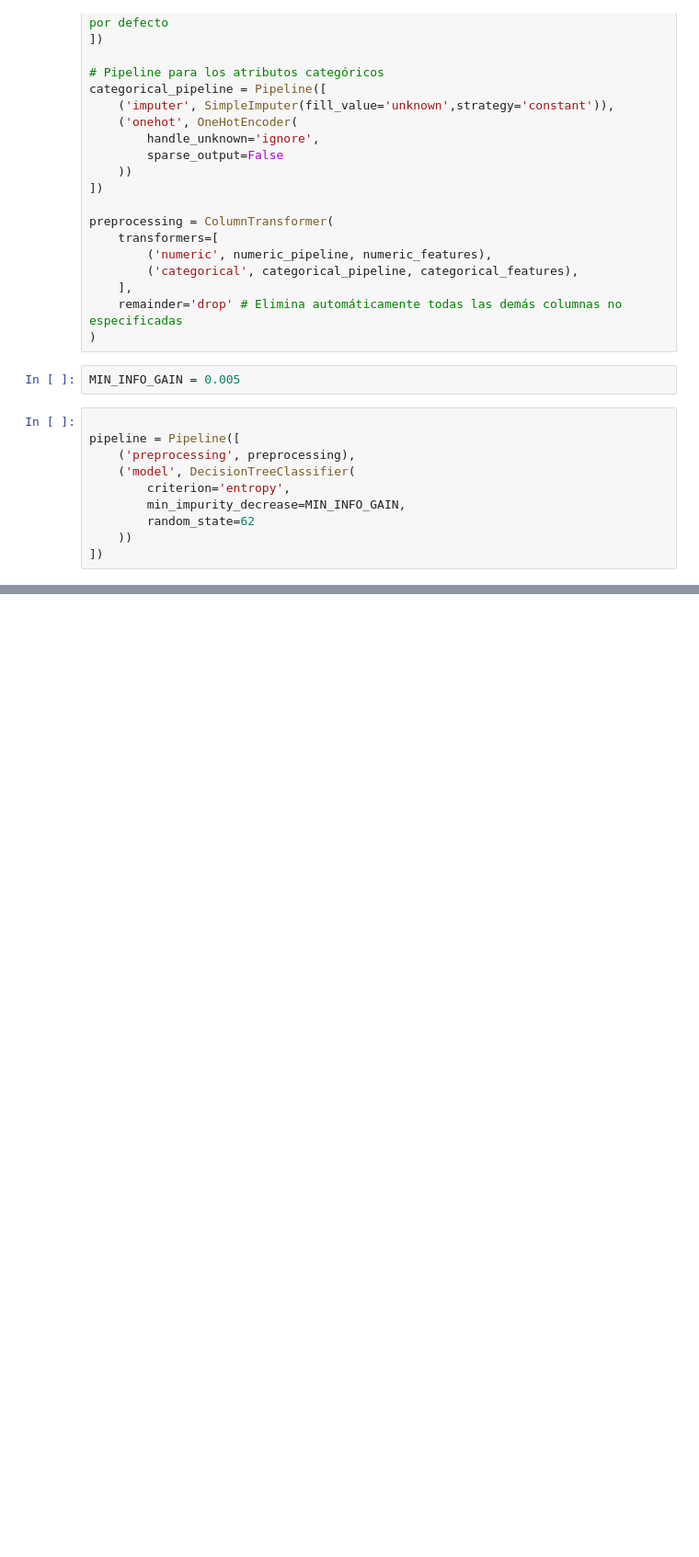
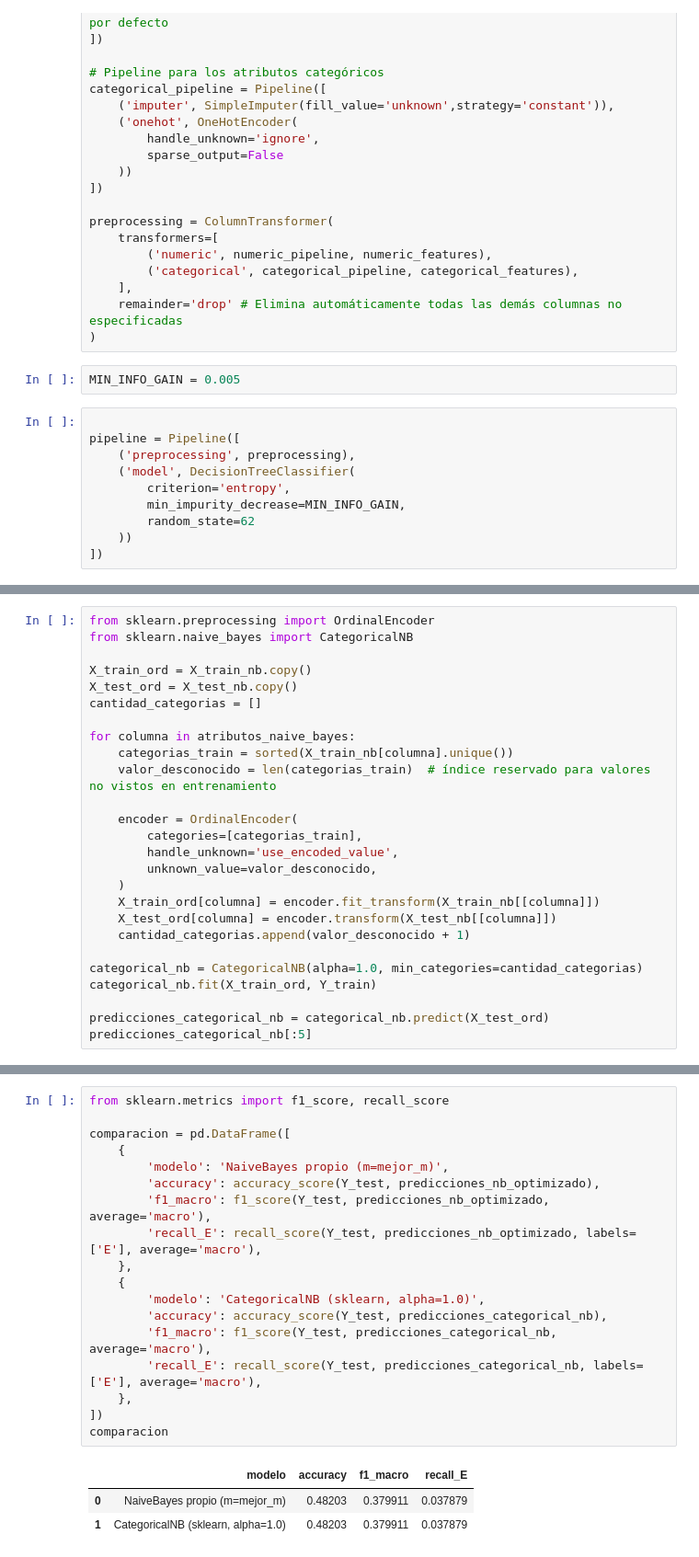
Before and after one commit to lugonca20/aprendaut_labs, a Jupyter notebook: tarea1/prueba_pipeline.ipynb, the cells around one changed output, grey strips where cells are left out. Shown at 92% size. Drawn from its saved outputs; the diff is of its cells as text; blank space fills up the shorter version.

```diff
--- a/tarea1/prueba_pipeline.ipynb
+++ b/tarea1/prueba_pipeline.ipynb
@@ -275,0 +539,26 @@ pipeline = Pipeline([
+# %%
+from sklearn.preprocessing import OrdinalEncoder
+from sklearn.naive_bayes import CategoricalNB
+
+X_train_ord = X_train_nb.copy()
+X_test_ord = X_test_nb.copy()
+cantidad_categorias = []
+
+for columna in atributos_naive_bayes:
+    categorias_train = sorted(X_train_nb[columna].unique())
+    valor_desconocido = len(categorias_train)  # índice reservado para valores no vistos en entrenamiento
+
+    encoder = OrdinalEncoder(
+        categories=[categorias_train],
+        handle_unknown='use_encoded_value',
+        unknown_value=valor_desconocido,
+    )
+    X_train_ord[columna] = encoder.fit_transform(X_train_nb[[columna]])
+    X_test_ord[columna] = encoder.transform(X_test_nb[[columna]])
+    cantidad_categorias.append(valor_desconocido + 1)
+
+categorical_nb = CategoricalNB(alpha=1.0, min_categories=cantidad_categorias)
+categorical_nb.fit(X_train_ord, Y_train)
+
+predicciones_categorical_nb = categorical_nb.predict(X_test_ord)
+predicciones_categorical_nb[:5]
@@ -275,0 +590,22 @@ pipeline = Pipeline([
+# %%
+from sklearn.metrics import f1_score, recall_score
+
+comparacion = pd.DataFrame([
+    {
+        'modelo': 'NaiveBayes propio (m=mejor_m)',
+        'accuracy': accuracy_score(Y_test, predicciones_nb_optimizado),
+        'f1_macro': f1_score(Y_test, predicciones_nb_optimizado, average='macro'),
+        'recall_E': recall_score(Y_test, predicciones_nb_optimizado, labels=['E'], average='macro'),
+    },
+    {
+        'modelo': 'CategoricalNB (sklearn, alpha=1.0)',
+        'accuracy': accuracy_score(Y_test, predicciones_categorical_nb),
+        'f1_macro': f1_score(Y_test, predicciones_categorical_nb, average='macro'),
+        'recall_E': recall_score(Y_test, predicciones_categorical_nb, labels=['E'], average='macro'),
+    },
+])
+comparacion
+# %% [output]
+|  | modelo | accuracy | f1_macro | recall_E |
+| 0 | NaiveBayes propio (m=mejor_m) | 0.48203 | 0.379911 | 0.037879 |
+| 1 | CategoricalNB (sklearn, alpha=1.0) | 0.48203 | 0.379911 | 0.037879 |
```
Also changed, not shown: parts of 18 cells of this notebook, 1 other file.
